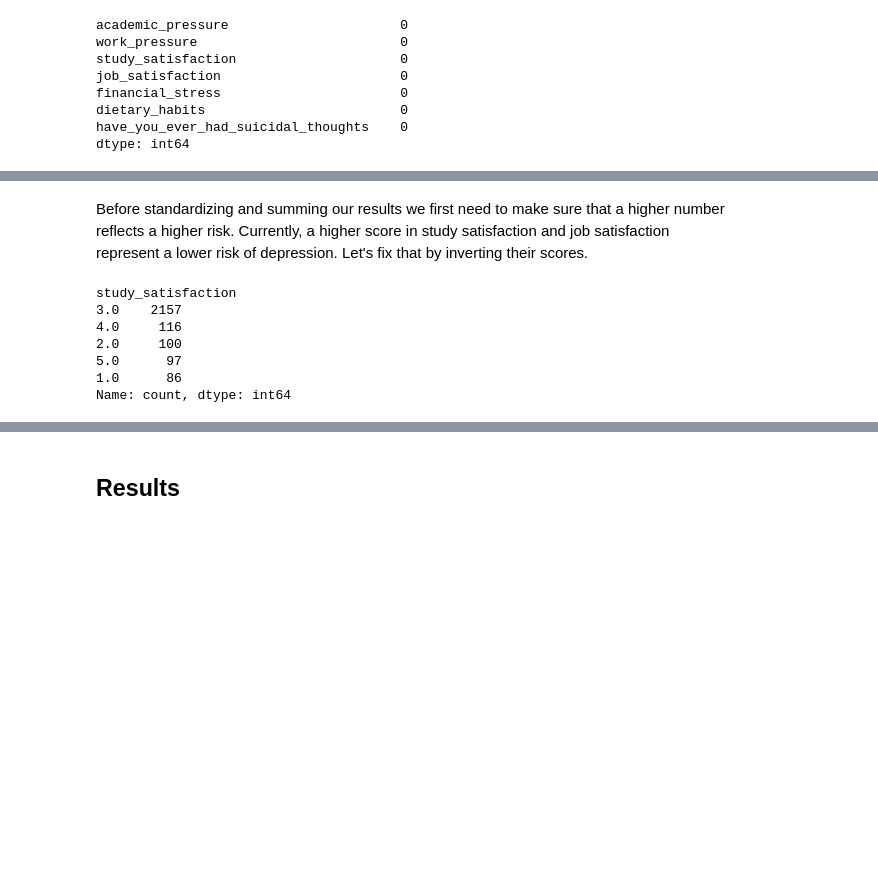
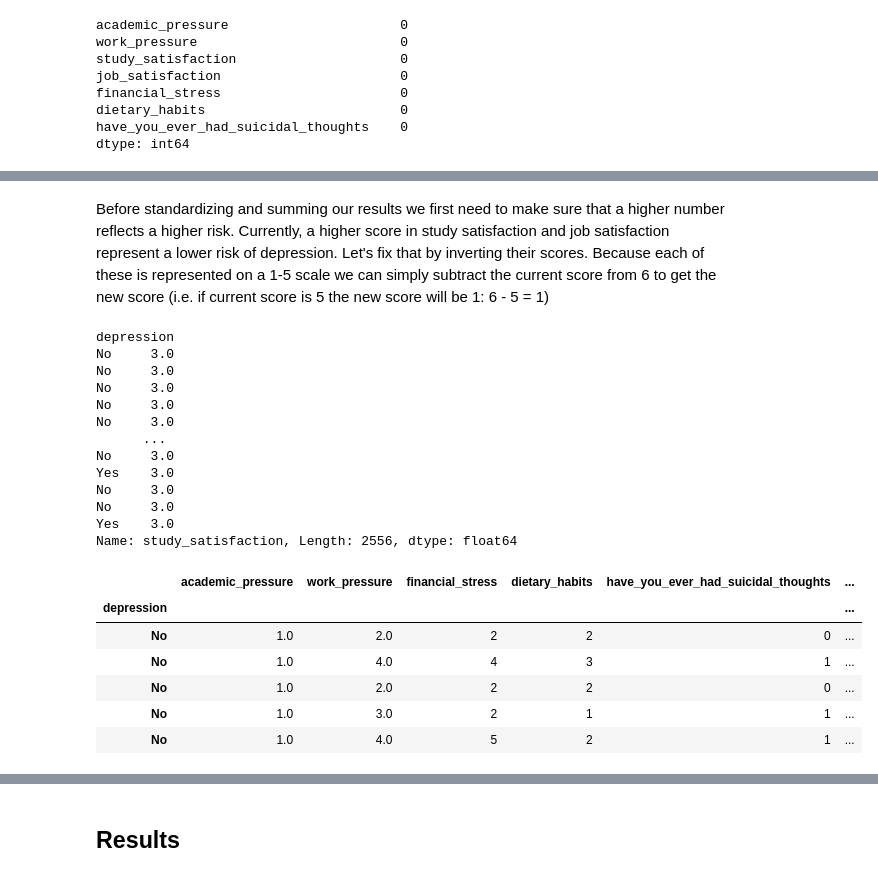
Before and after one commit to elijahlopez94/depression_survey_analysis, a Jupyter notebook: eda.ipynb, the cells around one changed output, grey strips where cells are left out. Drawn from its saved outputs; the diff is of its cells as text; code cells hidden in the pictures; blank space fills up the shorter version.

```diff
--- a/eda.ipynb
+++ b/eda.ipynb
@@ -736,12 +734,18 @@ memory usage: 224.3+ KB
 # %% [markdown]
-Before standardizing and summing our results we first need to make sure that a higher number reflects a higher risk. Currently, a higher score in study satisfaction and job satisfaction represent a lower risk of depression. Let's fix that by inverting their scores.
+Before standardizing and summing our results we first need to make sure that a higher number reflects a higher risk. Currently, a higher score in study satisfaction and job satisfaction represent a lower risk of depression. Let's fix that by inverting their scores. Because each of these is represented on a 1-5 scale we can simply subtract the current score from 6 to get the new score (i.e. if current score is 5 the new score will be 1:  6 - 5 = 1)
 # %%
-simplified_df['study_satisfaction'].value_counts()
+simplified_df.loc[:, 'study_satisfaction']
 # %% [output]
-study_satisfaction
-3.0    2157
-4.0     116
-2.0     100
-5.0      97
-1.0      86
-Name: count, dtype: int64
+depression
+No     3.0
+No     3.0
+No     3.0
+No     3.0
+No     3.0
+      ...
+No     3.0
+Yes    3.0
+No     3.0
+No     3.0
+Yes    3.0
+Name: study_satisfaction, Length: 2556, dtype: float64
@@ -752,0 +752,20 @@ Name: count, dtype: int64
+# %%
+# Invert study satisfaction
+simplified_df['study_dissatisfaction'] = 6 - simplified_df.loc[:, 'study_satisfaction']
+
+# Invert job satisfaction
+simplified_df['job_dissatisfaction'] = 6 - simplified_df.loc[:, 'job_satisfaction']
+
+# Drop Original columns
+simplified_df.drop(columns=['study_satisfaction', 'job_satisfaction'], inplace=True)
+
+# Check
+simplified_df.head()
+# %% [output]
+|  | academic_pressure | work_pressure | financial_stress | dietary_habits | have_you_ever_had_suicidal_thoughts | ... |
+| depression |  |  |  |  |  | ... |
+| No | 1.0 | 2.0 | 2 | 2 | 0 | ... |
+| No | 1.0 | 4.0 | 4 | 3 | 1 | ... |
+| No | 1.0 | 2.0 | 2 | 2 | 0 | ... |
+| No | 1.0 | 3.0 | 2 | 1 | 1 | ... |
+| No | 1.0 | 4.0 | 5 | 2 | 1 | ... |
```
Also changed, not shown: parts of 10 cells of this notebook.
